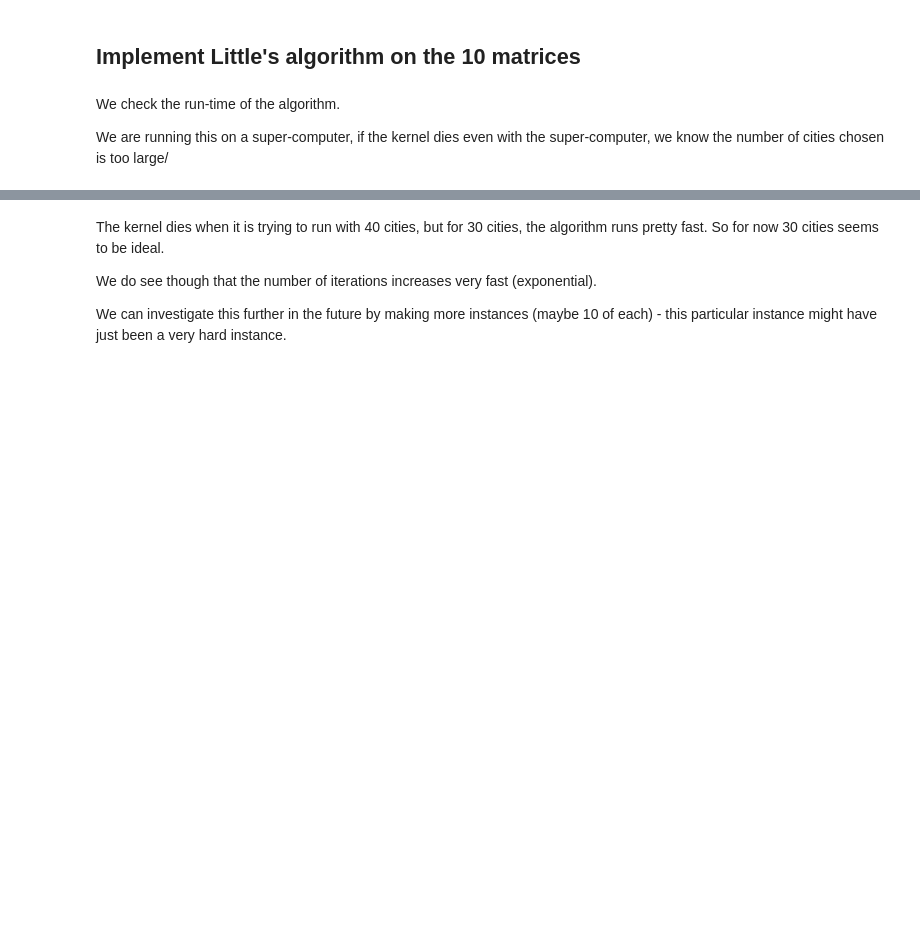
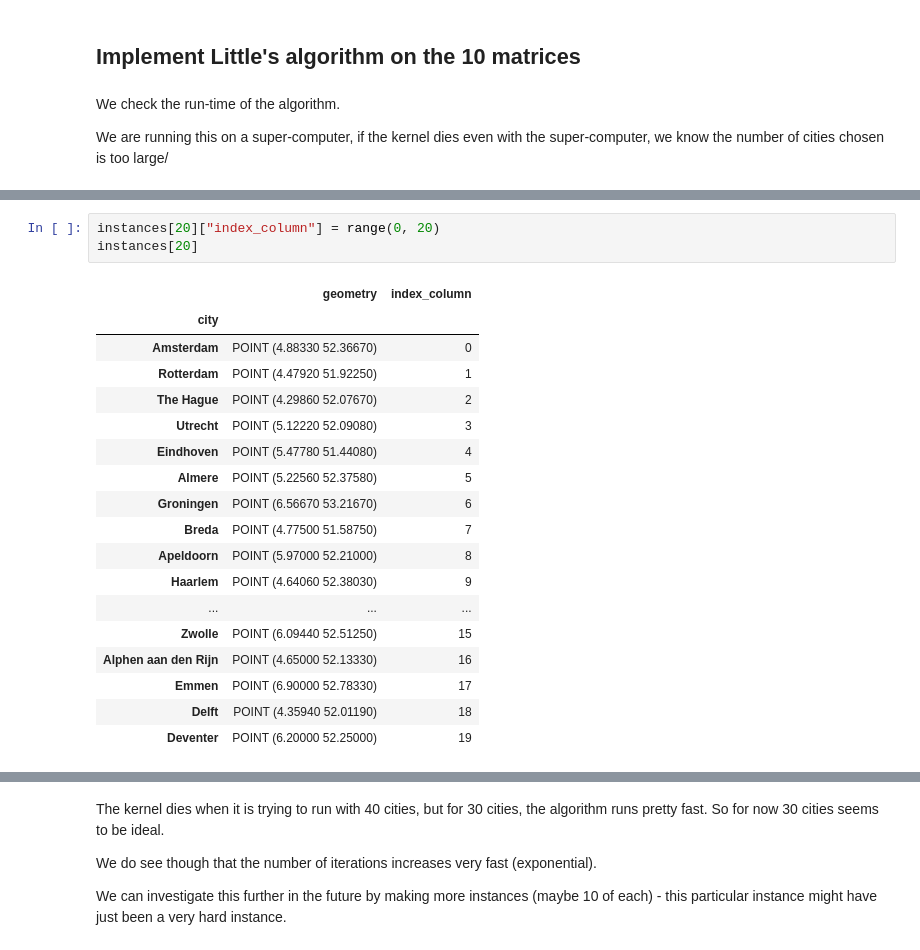
Before and after one commit to nichiho/Hardness-of-ATSP, a Jupyter notebook: Dutchcities/eda.ipynb, the cells around one changed output, grey strips where cells are left out. Saved outputs shown, nothing was run; the diff lists cells and outputs as text; blank space fills up the shorter version.

```diff
--- a/Dutchcities/eda.ipynb
+++ b/Dutchcities/eda.ipynb
@@ -345,0 +407,22 @@ Error:
+# %%
+instances[20]["index_column"] = range(0, 20)
+instances[20]
+# %% [output]
+|  | geometry | index_column |
+| city |  |  |
+| Amsterdam | POINT (4.88330 52.36670) | 0 |
+| Rotterdam | POINT (4.47920 51.92250) | 1 |
+| The Hague | POINT (4.29860 52.07670) | 2 |
+| Utrecht | POINT (5.12220 52.09080) | 3 |
+| Eindhoven | POINT (5.47780 51.44080) | 4 |
+| Almere | POINT (5.22560 52.37580) | 5 |
+| Groningen | POINT (6.56670 53.21670) | 6 |
+| Breda | POINT (4.77500 51.58750) | 7 |
+| Apeldoorn | POINT (5.97000 52.21000) | 8 |
+| Haarlem | POINT (4.64060 52.38030) | 9 |
+| ... | ... | ... |
+| Zwolle | POINT (6.09440 52.51250) | 15 |
+| Alphen aan den Rijn | POINT (4.65000 52.13330) | 16 |
+| Emmen | POINT (6.90000 52.78330) | 17 |
+| Delft | POINT (4.35940 52.01190) | 18 |
+| Deventer | POINT (6.20000 52.25000) | 19 |
```
Also changed, not shown: parts of 7 cells of this notebook, 4 other files.
